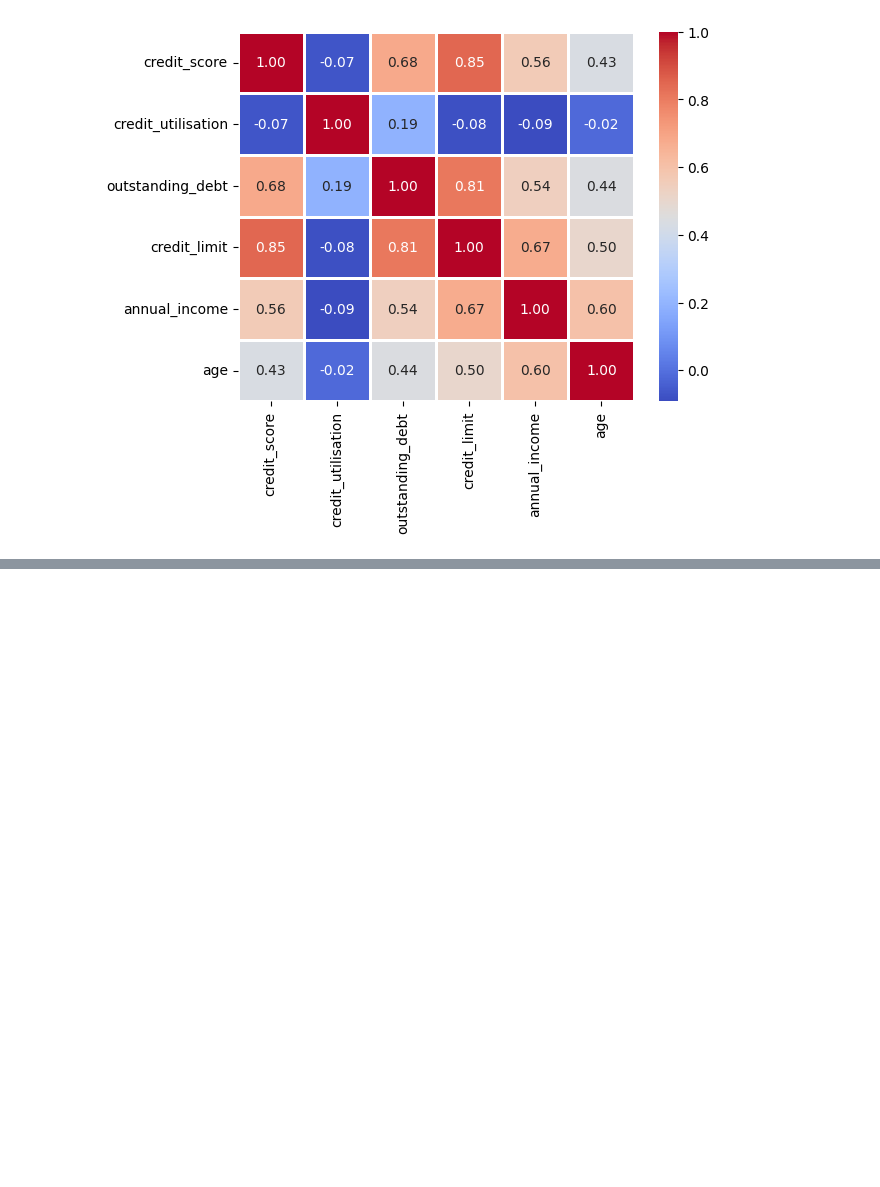
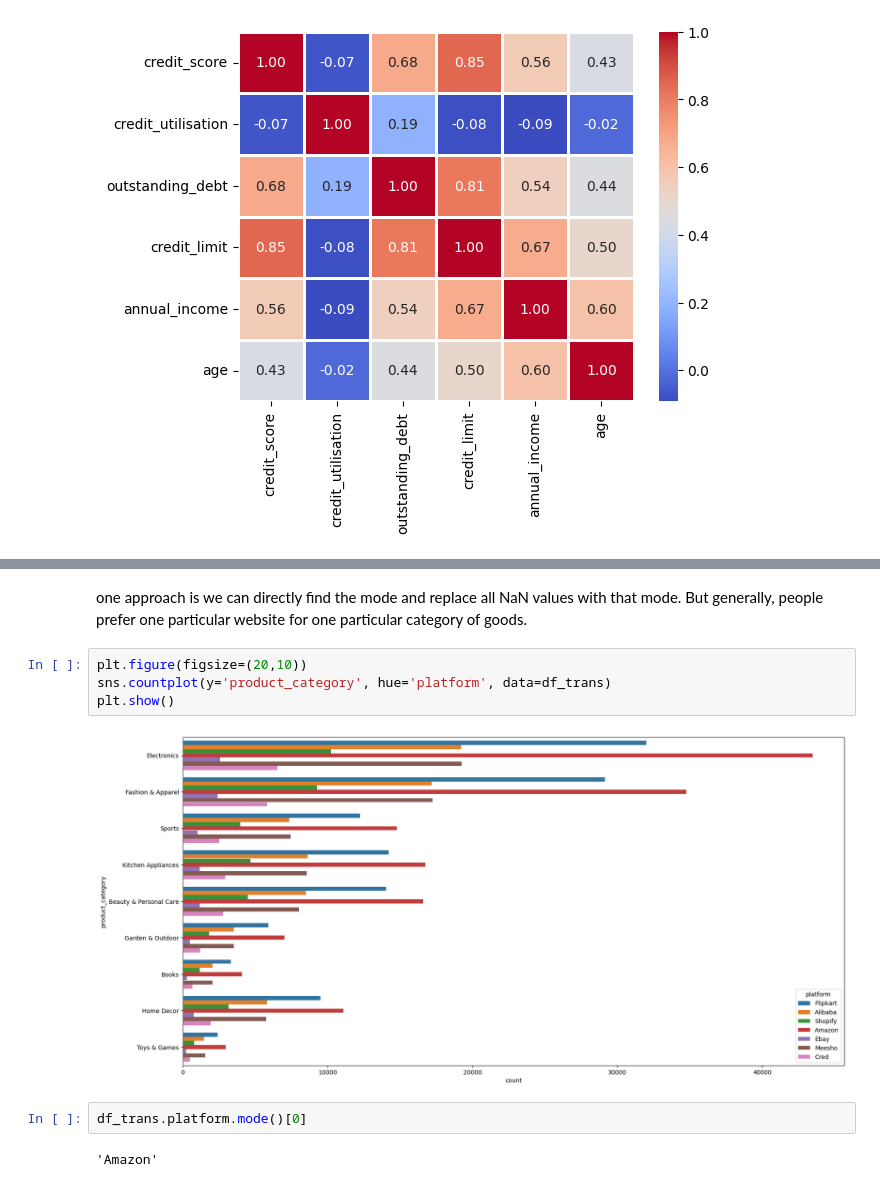
Before and after one commit to pramod2110/AtliQo-Bank-Project, a Jupyter notebook: code.ipynb, the cells around one changed output, grey strips where cells are left out. Cells and saved outputs as stored; diff of their text form; blank space fills up the shorter version.

```diff
--- a/code.ipynb
+++ b/code.ipynb
@@ -913,0 +970,12 @@ plt.show()
+# %% [markdown]
+one approach is we can directly find the mode and replace all NaN values with that mode. But generally, people prefer one particular website for one particular category of goods.
+# %%
+plt.figure(figsize=(20,10))
+sns.countplot(y='product_category', hue='platform', data=df_trans)
+plt.show()
+# %% [output]
+[figure, added]
+# %%
+df_trans.platform.mode()[0]
+# %% [output]
+'Amazon'
```
Also changed, not shown: parts of 53 cells of this notebook.
